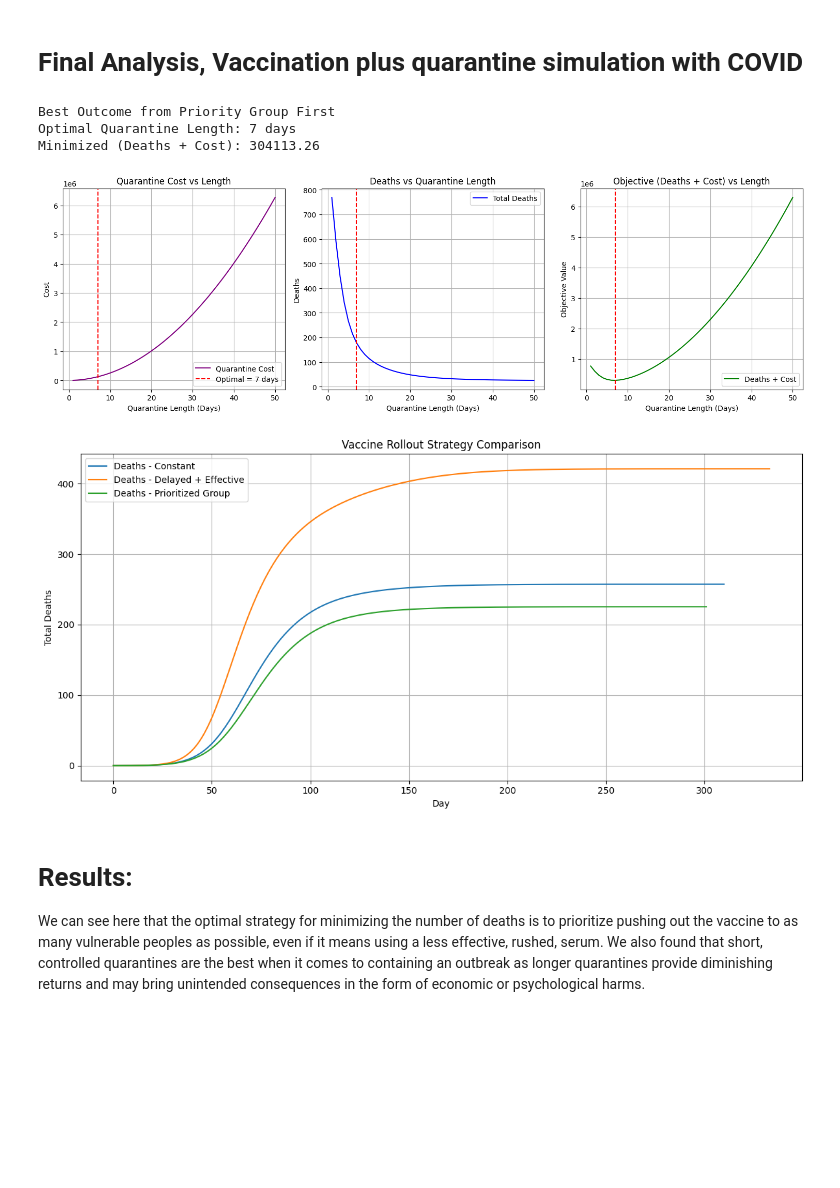
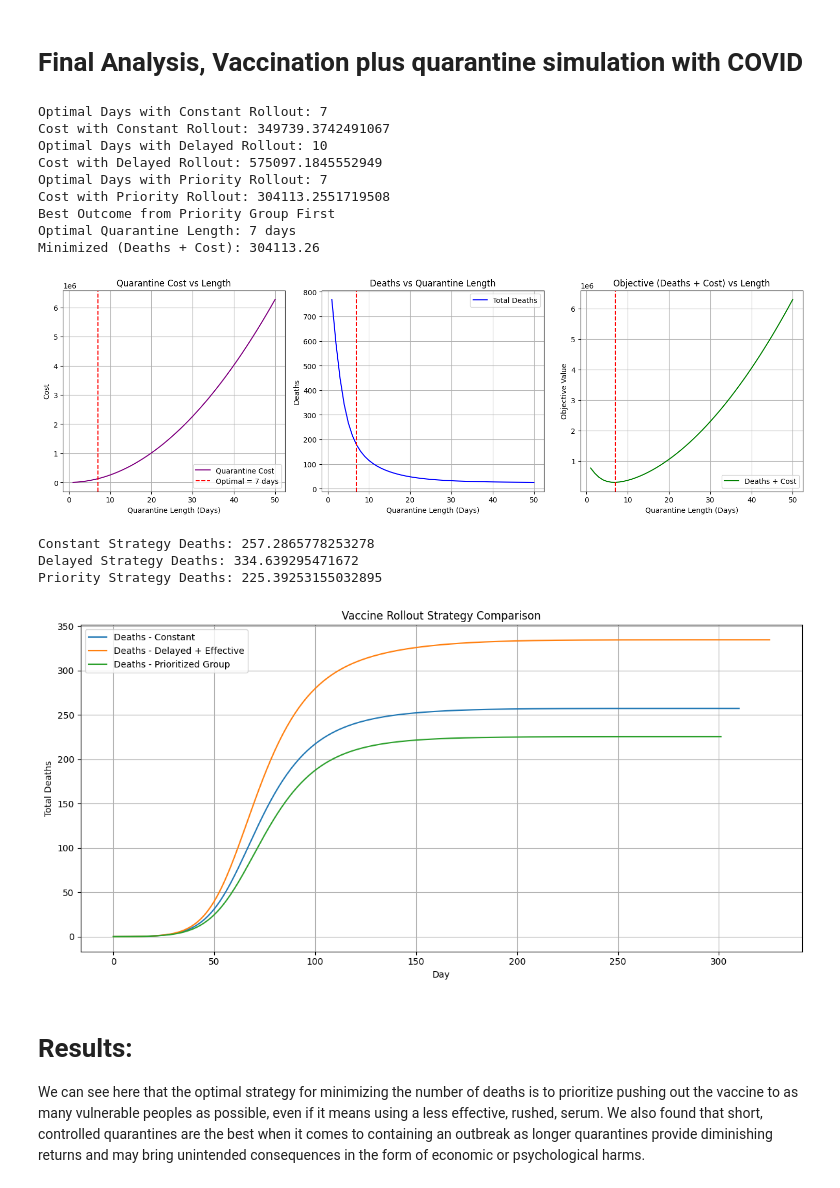
Before and after one commit to rwalsh7231/543T-Final-Project, a Jupyter notebook: Disease Analysis.ipynb, the cells around one changed output. Drawn from its saved outputs; the diff is of its cells as text; code cells hidden in the pictures; blank space fills up the shorter version.

```diff
--- a/Disease Analysis.ipynb
+++ b/Disease Analysis.ipynb
@@ -839,6 +839,8 @@ result = minimize_scalar(
     method='bounded',
     args=(1_000, 500, 2500, pops, constant_rollout)
 )
+print("Optimal Days with Constant Rollout: {}".format(int(result.x)))
+print("Cost with Constant Rollout: {}".format(result.fun))
 
 result2 = minimize_scalar(
     total_deaths_plus_cost_VACCINE,
@@ -846,6 +848,8 @@ result2 = minimize_scalar(
     method='bounded',
     args=(1_000, 500, 2500, pops, delayed_high_efficacy)
 )
+print("Optimal Days with Delayed Rollout: {}".format(int(result2.x)))
+print("Cost with Delayed Rollout: {}".format(result2.fun))
 
 result3 = minimize_scalar(
     total_deaths_plus_cost_VACCINE,
@@ -853,6 +857,8 @@ result3 = minimize_scalar(
     method='bounded',
     args=(1_000, 500, 2500, pops, priority_group_first)
 )
+print("Optimal Days with Priority Rollout: {}".format(int(result3.x)))
+print("Cost with Priority Rollout: {}".format(result3.fun))
 
 results = [int(result.fun), int(result2.fun), int(result3.fun)]
 
@@ -938,6 +944,12 @@ plt.legend()
 plt.tight_layout()
 plt.show()
 # %% [output]
+Optimal Days with Constant Rollout: 7
+Cost with Constant Rollout: 349739.3742491067
+Optimal Days with Delayed Rollout: 10
+Cost with Delayed Rollout: 575097.1845552949
+Optimal Days with Priority Rollout: 7
+Cost with Priority Rollout: 304113.2551719508
 Best Outcome from Priority Group First
 Optimal Quarantine Length: 7 days
 Minimized (Deaths + Cost): 304113.26
@@ -952,40 +964,47 @@ pop4 = DiseaseAnalysis.Population(10000, 0.5, 0.07, 0.0008, 0.1, True, 0.4, 7)
 pops = [pop1, pop2, pop3, pop4]
 
 S1, I1, R1, D1 = simulate_with_vaccine(pops, rollout_plan=constant_rollout)
+print("Constant Strategy Deaths: {}".format(D1[-1]))
 
-pop1 = DiseaseAnalysis.Population(100000, 0.32, 0.07, 0.0008, 0.1, True, 0.4, 7)
-pop2 = DiseaseAnalysis.Population(10000, 0.5, 0.07, 0.0008, 0.1, True, 0.4, 7)
-pop3 = DiseaseAnalysis.Population(10000, 0.5, 0.07, 0.0008, 0.1, True, 0.4, 7)
-pop4 = DiseaseAnalysis.Population(10000, 0.5, 0.07, 0.0008, 0.1, True, 0.4, 7)
+# increase length for high efficiency results
+pop1 = DiseaseAnalysis.Population(100000, 0.32, 0.07, 0.0008, 0.1, True, 0.4, 10)
+pop2 = DiseaseAnalysis.Population(10000, 0.5, 0.07, 0.0008, 0.1, True, 0.4, 10)
+pop3 = DiseaseAnalysis.Population(10000, 0.5, 0.07, 0.0008, 0.1, True, 0.4, 10)
+pop4 = DiseaseAnalysis.Population(10000, 0.5, 0.07, 0.0008, 0.1, True, 0.4, 10)
 
 pops = [pop1, pop2, pop3, pop4]
 
 S2, I2, R2, D2 = simulate_with_vaccine(pops, rollout_plan=delayed_high_efficacy)
+print("Delayed Strategy Deaths: {}".format(D2[-1]))
 
 # Simulate
 pop1 = DiseaseAnalysis.Population(100000, 0.32, 0.07, 0.0008, 0.1, True, 0.4, 7)
 pop2 = DiseaseAnalysis.Population(10000, 0.5, 0.07, 0.0008, 0.1, True, 0.4, 7)
 pop3 = DiseaseAnalysis.Population(10000, 0.5, 0.07, 0.0008, 0.1, True, 0.4, 7)
 pop4 = DiseaseAnalysis.Population(10000, 0.5, 0.07, 0.0008, 0.1, True, 0.4, 7)
 
 pops = [pop1, pop2, pop3, pop4]
 
 S3, I3, R3, D3 = simulate_with_vaccine(pops, rollout_plan=priority_group_first)
+print("Priority Strategy Deaths: {}".format(D3[-1]))
 
 # Plot
 plt.figure(figsize=(12, 6))
 plt.plot(D1, label="Deaths - Constant")
 plt.plot(D2, label="Deaths - Delayed + Effective")
 plt.plot(D3, label="Deaths - Prioritized Group")
 plt.title("Vaccine Rollout Strategy Comparison")
 plt.xlabel("Day")
 plt.ylabel("Total Deaths")
 plt.legend()
 plt.grid(True)
 plt.tight_layout()
 plt.show()
 # %% [output]
+Constant Strategy Deaths: 257.2865778253278
+Delayed Strategy Deaths: 334.639295471672
+Priority Strategy Deaths: 225.39253155032895
-[figure, old version]
+[figure, new version]
 # %% [markdown]
 # Results:
 We can see here that the optimal strategy for minimizing the number of deaths is to prioritize pushing out the vaccine to as many vulnerable peoples as possible, even if it means using a less effective, rushed, serum. We also found that short, controlled quarantines are the best when it comes to containing an outbreak as longer quarantines provide diminishing returns and may bring unintended consequences in the form of economic or psychological harms.
```
